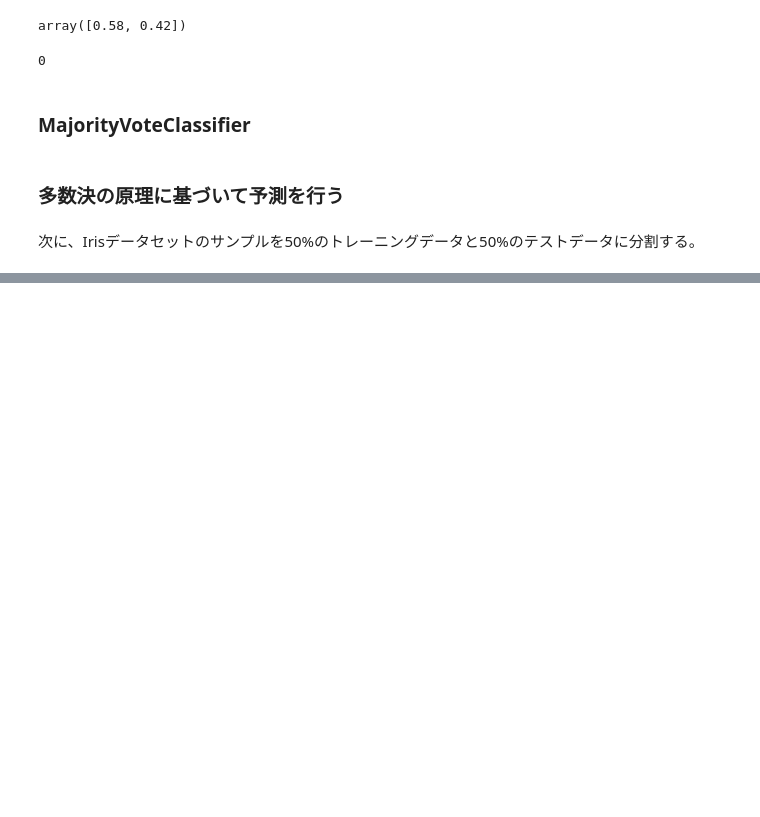
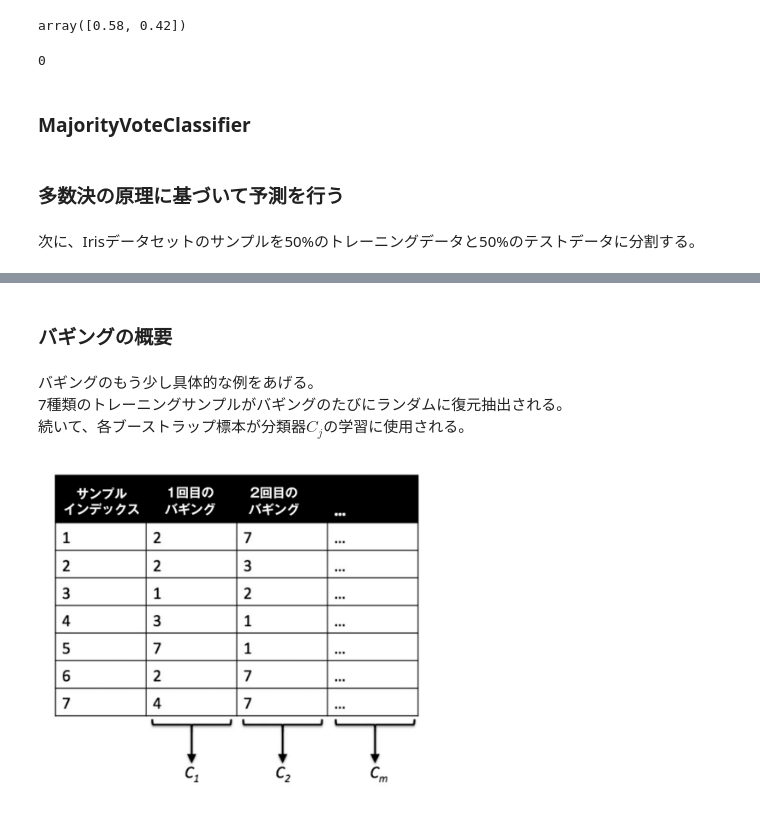
Before and after one commit to TakanoriHasebe/python_machine_learning_2nd, a Jupyter notebook: ch07/アンサンブル学習.ipynb, the cells around one changed output, grey strips where cells are left out. Drawn from its saved outputs; the diff is of its cells as text; code cells hidden in the pictures; blank space fills up the shorter version.

```diff
--- a/ch07/アンサンブル学習.ipynb
+++ b/ch07/アンサンブル学習.ipynb
@@ -175,0 +293,12 @@ train_test_split(X, y, test_size=0.5, random_state=1, stratify=y)
+# %% [markdown]
+### バギングの概要
+# %% [markdown]
+バギングのもう少し具体的な例をあげる。<br>
+7種類のトレーニングサンプルがバギングのたびにランダムに復元抽出される。<br>
+続いて、各ブーストラップ標本が分類器$C_{j}$の学習に使用される。<br>
+# %%
+# 画像の表示
+from IPython.display import Image
+Image(filename='IMG/02.png', width=400)
+# %% [output]
+[figure, added]
```
Also changed, not shown: parts of 8 cells of this notebook, 2 other files.
